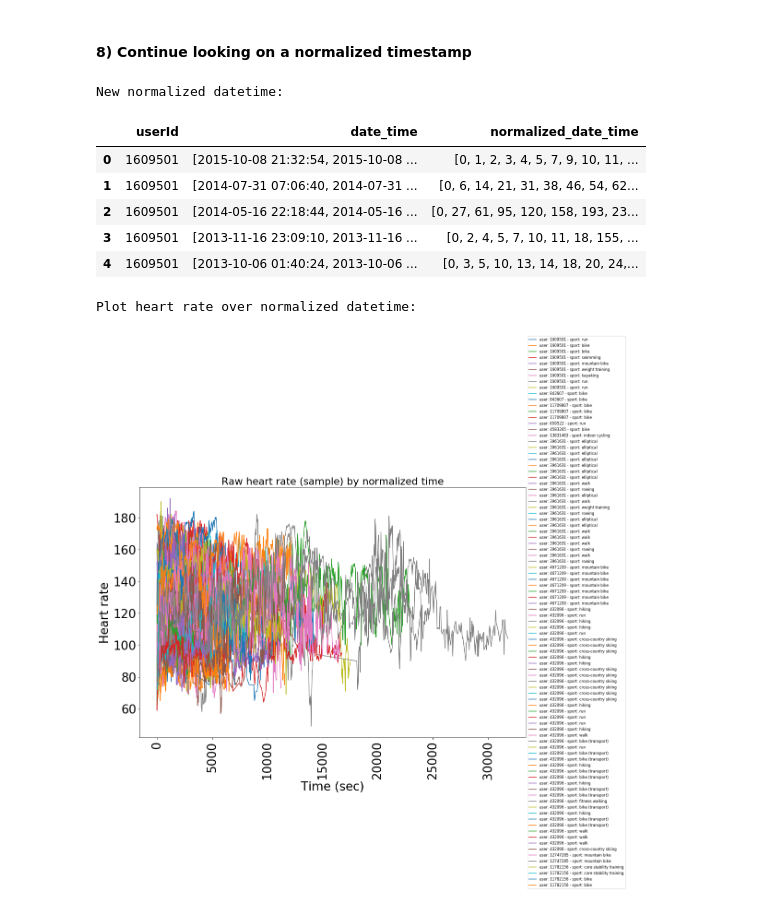
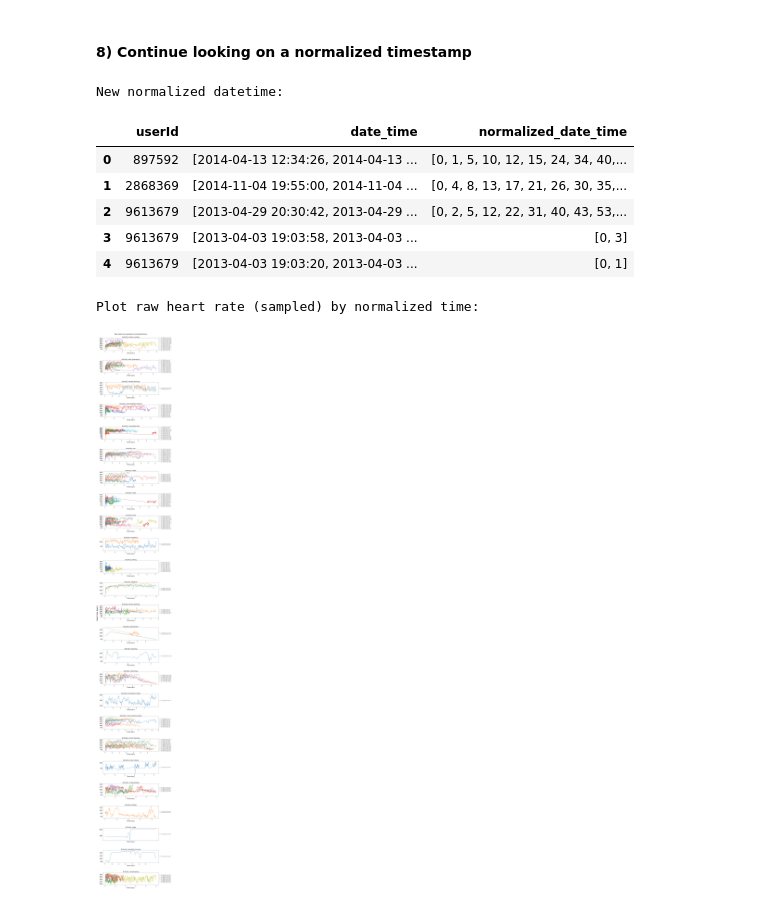
Before and after one commit to TuanTTranCS/concordia-bigdata-project, a Jupyter notebook: BigData_Project_Explore.ipynb, the cells around one changed output. Drawn from its saved outputs; the diff is of its cells as text; code cells hidden in the pictures.

```diff
--- a/BigData_Project_Explore.ipynb
+++ b/BigData_Project_Explore.ipynb
@@ -297,7 +300,7 @@ Plot of distribution of duration per sport type (Double click on image to view l
 Based on the plot, we can see that the raw data is quite messy, even a few workouts have heart rate records of 0 (!!!). So we know that there must be some data cleaning job to be done.*
 # %%
 # Use 2 variable to determine the sampling criteria: maximum users per gender and maximum workouts per sport
-max_users_per_gender, max_workouts_per_sport = 5, 10
+max_users_per_gender, max_workouts_per_sport = 20, 15
 
 # Get unique list of userId and gender, for sampling purpose
 users_genders = df.select('userId', 'gender').distinct().toPandas()
@@ -355,37 +358,53 @@ b= plt.xlabel('Time (hour:min:sec)')
 # %% [markdown]
 #### 8) Continue looking on a normalized timestamp
 # %%
-fig = plt.figure(figsize=(15, 10))
+
 #def calculate_normalized_datetime(row):
 #    min_datetime = row['date_time']
 #    return [date_time - min_datetime for date_time in row.date_time]
+
+flattern = lambda l: set([item for sublist in l for item in sublist])
 
 normalized_datetime_list = []
 for index,data_row in pd_df.iterrows():
     min_date_time = min(data_row['date_time'])
     normalized_datetime_list.append([(date_time - min_date_time).seconds for date_time in data_row['date_time']])
 
 pd_df['normalized_date_time'] = normalized_datetime_list
 
 print('New normalized datetime:')
 pd_df.head(5)[['userId','date_time','normalized_date_time']]
 
-print('\nPlot heart rate over normalized datetime:')
-for index,data_row in pd_df.iterrows():
-    label = 'user: ' + str(data_row['userId']) + ' - sport: ' + data_row['sport']
-    a= plt.plot(data_row['normalized_date_time'], data_row['heart_rate'], label=label)
-a = plt.title('Raw heart rate (sample) by normalized time',fontsize='small')
-b = plt.xticks(rotation='vertical')
-c = plt.legend(loc='center left', bbox_to_anchor=(1.0, 0.5), prop={'size': 8})
-a= plt.ylabel('Heart rate')
-b= plt.xlabel('Time (sec)')
+print('\nPlot raw heart rate (sampled) by normalized time:')
+
+sport_list = pd_df['sport'].unique()
+fig, axs = plt.subplots(len(sport_list), figsize=(15, 6*len(sport_list)))
+a = fig.subplots_adjust(hspace = 0.8)
+c = plt.setp(axs, yticks=range(0,250,20))
+
+for sport_index, sport in enumerate(sport_list):
+    workout = pd_df[pd_df.sport == sport]
+    max_time = max(flattern(workout.normalized_date_time))
+    for workout_index, data_row in workout.iterrows():
+        label = 'user: ' + str(data_row['userId']) + ' - gender: ' + data_row['gender']
+        a= axs[sport_index].plot(data_row['normalized_date_time'], data_row['heart_rate'], label=label)
+    b= axs[sport_index].set_title('Activitiy: ' + sport, fontsize='small')
+    b= axs[sport_index].set_xlabel('Time (sec)', fontsize='small')
+    a = axs[sport_index].set_xticklabels(range(0, max_time, 500),rotation = 'vertical', fontsize=9)
+    b = axs[sport_index].set_yticklabels(range(0,250,20),fontsize='small')
+    c = axs[sport_index].legend(loc='center left', bbox_to_anchor=(1.0, 0.5), prop={'size': 9})
+#a= plt.ylabel('Heart rate (bpm)')
+z =fig.text(0.04, 0.5, 'Heart rate (bpm)', va='center', rotation='vertical')
+z =fig.text(0.5, 1.3, 'Raw heart rate (sample) by normalized time',
+            ha='center', va='center', fontsize='small', transform=axs[0].transAxes)
+#a = plt.suptitle('Raw heart rate (sample) by normalized time',fontsize='small')
 # %% [output]
 New normalized datetime:
 |  | userId | date_time | normalized_date_time |
-| 0 | 1609501 | [2015-10-08 21:32:54, 2015-10-08 ... | [0, 1, 2, 3, 4, 5, 7, 9, 10, 11, ... |
-| 1 | 1609501 | [2014-07-31 07:06:40, 2014-07-31 ... | [0, 6, 14, 21, 31, 38, 46, 54, 62... |
-| 2 | 1609501 | [2014-05-16 22:18:44, 2014-05-16 ... | [0, 27, 61, 95, 120, 158, 193, 23... |
-| 3 | 1609501 | [2013-11-16 23:09:10, 2013-11-16 ... | [0, 2, 4, 5, 7, 10, 11, 18, 155, ... |
-| 4 | 1609501 | [2013-10-06 01:40:24, 2013-10-06 ... | [0, 3, 5, 10, 13, 14, 18, 20, 24,... |
+| 0 | 897592 | [2014-04-13 12:34:26, 2014-04-13 ... | [0, 1, 5, 10, 12, 15, 24, 34, 40,... |
+| 1 | 2868369 | [2014-11-04 19:55:00, 2014-11-04 ... | [0, 4, 8, 13, 17, 21, 26, 30, 35,... |
+| 2 | 9613679 | [2013-04-29 20:30:42, 2013-04-29 ... | [0, 2, 5, 12, 22, 31, 40, 43, 53,... |
+| 3 | 9613679 | [2013-04-03 19:03:58, 2013-04-03 ... | [0, 3] |
+| 4 | 9613679 | [2013-04-03 19:03:20, 2013-04-03 ... | [0, 1] |
-Plot heart rate over normalized datetime:
+Plot raw heart rate (sampled) by normalized time:
-[figure, old version]
+[figure, new version]
```
Also changed, not shown: parts of 11 cells of this notebook.
